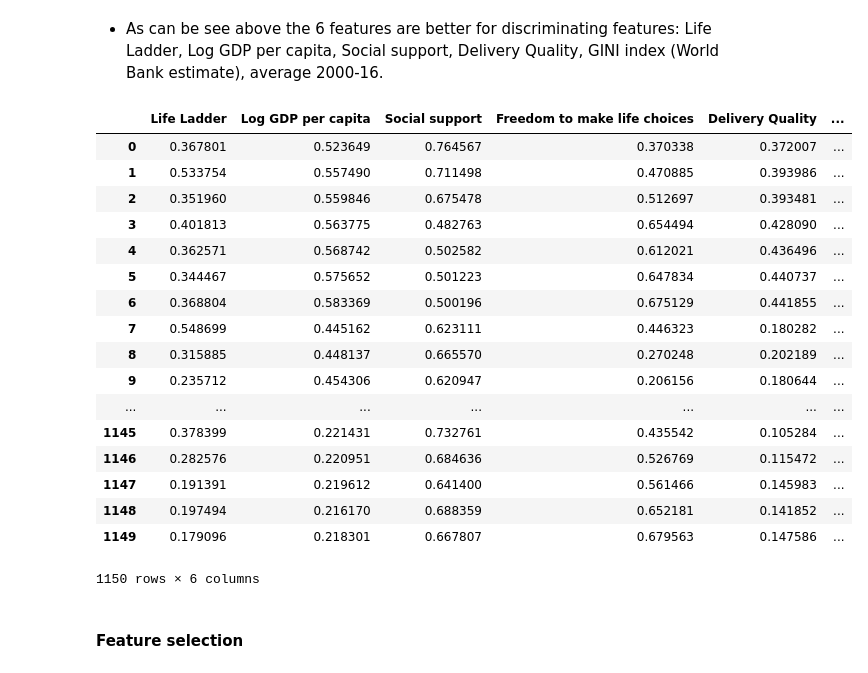
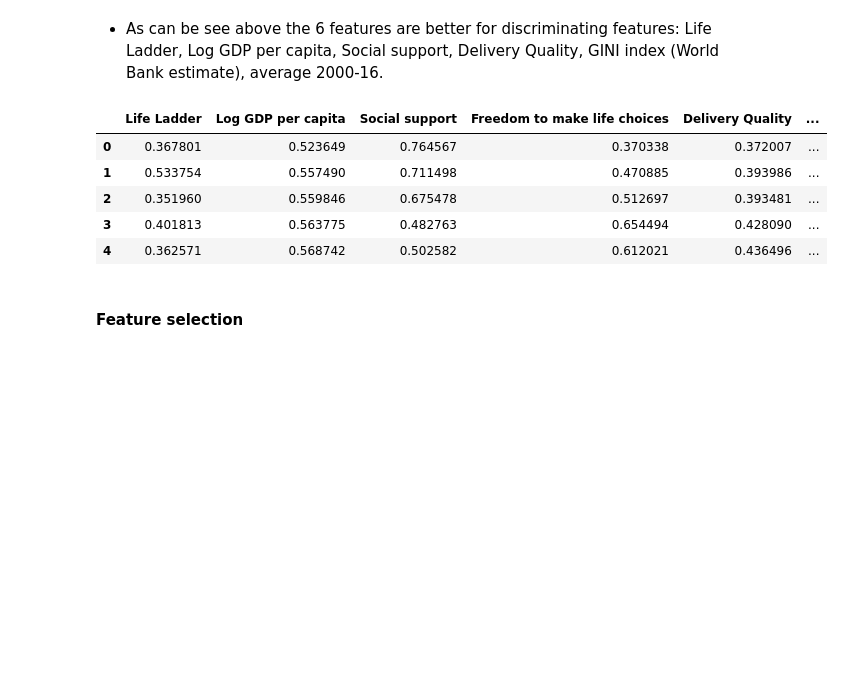
Before and after one commit to Mooophy/158222, a Jupyter notebook: as3/As3.ipynb, the cells around one changed output. Saved outputs shown, nothing was run; the diff lists cells and outputs as text; code cells hidden in the pictures; blank space fills up the shorter version.

```diff
--- a/as3/As3.ipynb
+++ b/as3/As3.ipynb
@@ -83,32 +71,20 @@ plt.show()
 # %%
 features = [
     'Life Ladder',
     'Log GDP per capita',
     'Social support',
     'Freedom to make life choices',
     'Delivery Quality',
     'GINI index (World Bank estimate), average 2000-16'
 ]
-democracy[features]
+democracy[features].head()
 # %% [output]
 |  | Life Ladder | Log GDP per capita | Social support | Freedom to make life choices | Delivery Quality | ... |
 | 0 | 0.367801 | 0.523649 | 0.764567 | 0.370338 | 0.372007 | ... |
 | 1 | 0.533754 | 0.557490 | 0.711498 | 0.470885 | 0.393986 | ... |
 | 2 | 0.351960 | 0.559846 | 0.675478 | 0.512697 | 0.393481 | ... |
 | 3 | 0.401813 | 0.563775 | 0.482763 | 0.654494 | 0.428090 | ... |
 | 4 | 0.362571 | 0.568742 | 0.502582 | 0.612021 | 0.436496 | ... |
-| 5 | 0.344467 | 0.575652 | 0.501223 | 0.647834 | 0.440737 | ... |
-| 6 | 0.368804 | 0.583369 | 0.500196 | 0.675129 | 0.441855 | ... |
-| 7 | 0.548699 | 0.445162 | 0.623111 | 0.446323 | 0.180282 | ... |
-| 8 | 0.315885 | 0.448137 | 0.665570 | 0.270248 | 0.202189 | ... |
-| 9 | 0.235712 | 0.454306 | 0.620947 | 0.206156 | 0.180644 | ... |
-| ... | ... | ... | ... | ... | ... | ... |
-| 1145 | 0.378399 | 0.221431 | 0.732761 | 0.435542 | 0.105284 | ... |
-| 1146 | 0.282576 | 0.220951 | 0.684636 | 0.526769 | 0.115472 | ... |
-| 1147 | 0.191391 | 0.219612 | 0.641400 | 0.561466 | 0.145983 | ... |
-| 1148 | 0.197494 | 0.216170 | 0.688359 | 0.652181 | 0.141852 | ... |
-| 1149 | 0.179096 | 0.218301 | 0.667807 | 0.679563 | 0.147586 | ... |
-1150 rows × 6 columns
 # %% [markdown]
 #### Feature selection
 # %%
```
Also changed, not shown: parts of 13 cells of this notebook.
